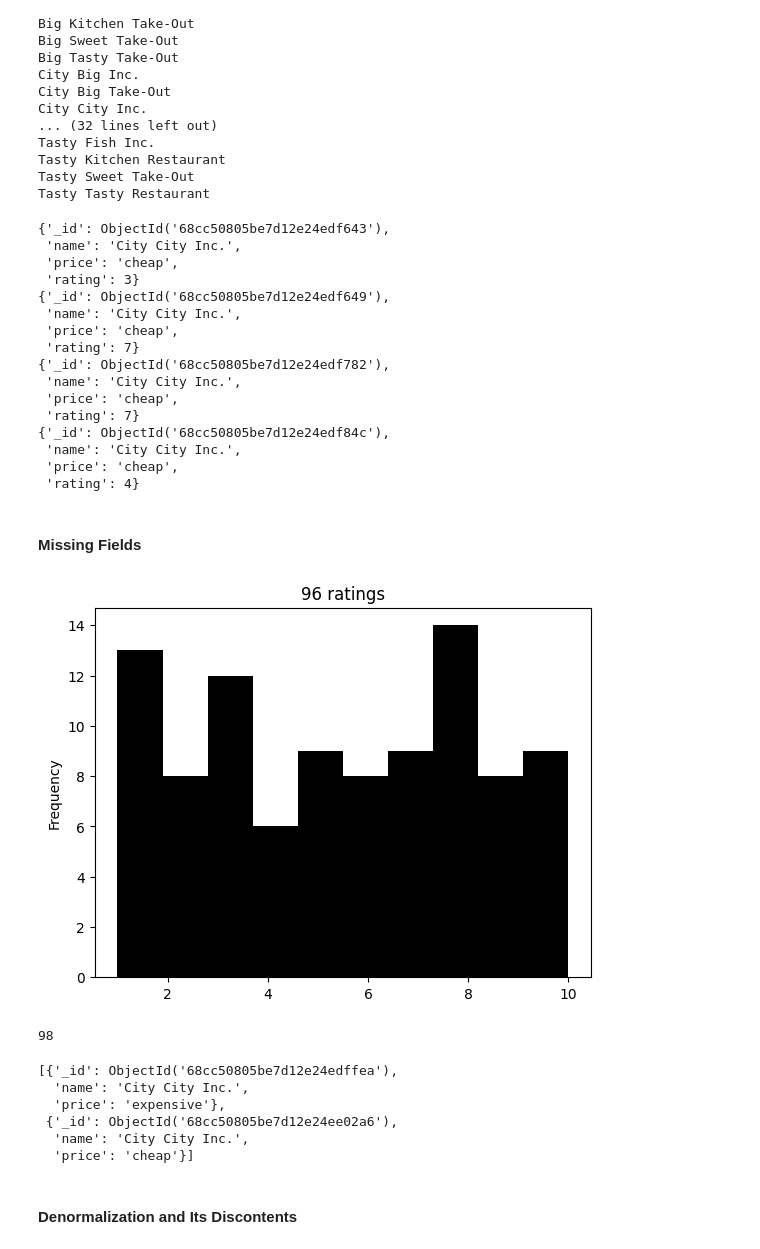
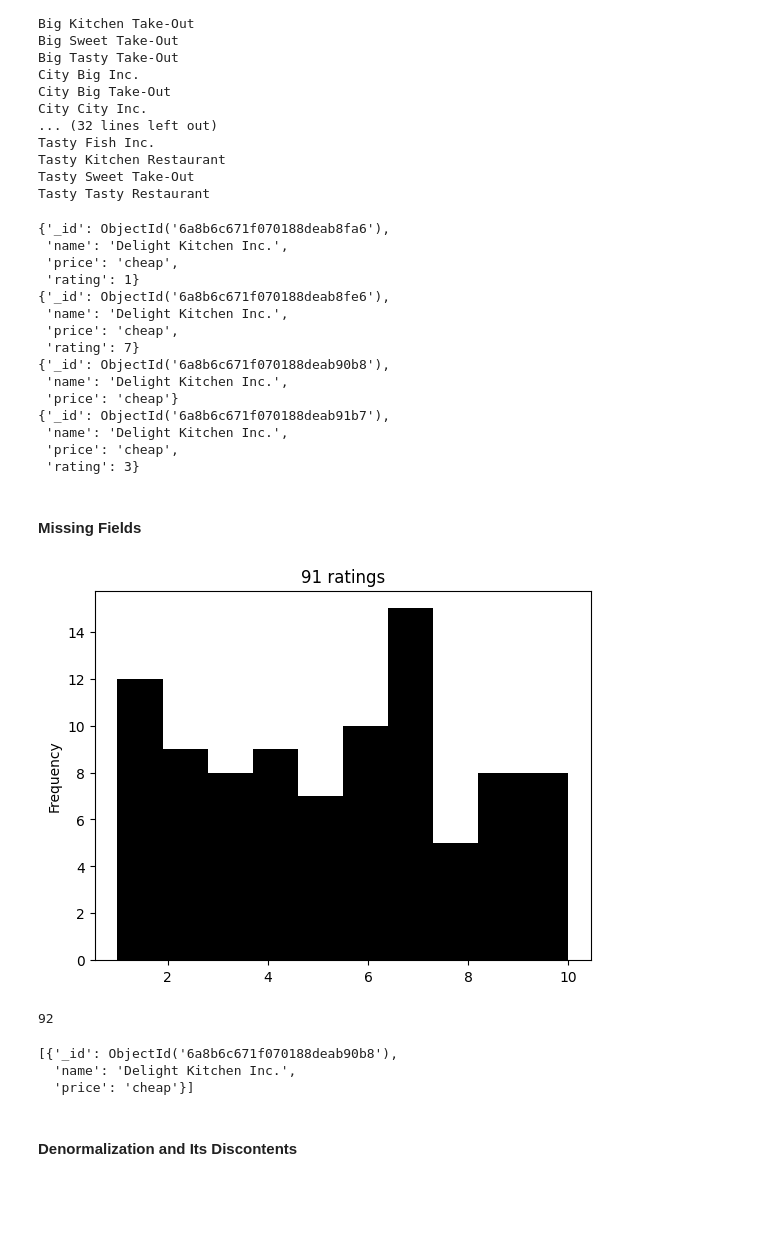
Before and after one commit to NicHerndon/DCQA, a Jupyter notebook: 02-Data_Ingestion-Hierarchical.ipynb, the cells around one changed output. Saved outputs shown, nothing was run; the diff lists cells and outputs as text; code cells hidden in the pictures; blank space fills up the shorter version.

```diff
--- a/02-Data_Ingestion-Hierarchical.ipynb
+++ b/02-Data_Ingestion-Hierarchical.ipynb
@@ -872,7 +935,8 @@ For more details about PyMongo, please read its [documentation](https://www.mong
 # %%
 # Assume that MongoDB is running on local system
 from pymongo import MongoClient
-client = MongoClient('mongodb://localhost:27017')
+# client = MongoClient('mongodb://localhost:27017')
+client = MongoClient('mongodb://192.168.1.242:27017')
 # %%
 # What databases exist on the local server?
 client.list_database_names()
@@ -948,54 +1012,50 @@ Tasty Kitchen Restaurant
 Tasty Sweet Take-Out
 Tasty Tasty Restaurant
 # %%
-query = {'price': 'cheap', 'name': 'City City Inc.'}
+query = {'price': 'cheap', 'name': 'Delight Kitchen Inc.'}
 for review in db_biz.reviews.find(query, limit=4):
     pprint(review)
 # %% [output]
-{'_id': ObjectId('68cc50805be7d12e24edf643'),
- 'name': 'City City Inc.',
+{'_id': ObjectId('6a8b6c671f070188deab8fa6'),
+ 'name': 'Delight Kitchen Inc.',
+ 'price': 'cheap',
+ 'rating': 1}
+{'_id': ObjectId('6a8b6c671f070188deab8fe6'),
+ 'name': 'Delight Kitchen Inc.',
+ 'price': 'cheap',
+ 'rating': 7}
+{'_id': ObjectId('6a8b6c671f070188deab90b8'),
+ 'name': 'Delight Kitchen Inc.',
+ 'price': 'cheap'}
+{'_id': ObjectId('6a8b6c671f070188deab91b7'),
+ 'name': 'Delight Kitchen Inc.',
  'price': 'cheap',
  'rating': 3}
-{'_id': ObjectId('68cc50805be7d12e24edf649'),
- 'name': 'City City Inc.',
- 'price': 'cheap',
- 'rating': 7}
-{'_id': ObjectId('68cc50805be7d12e24edf782'),
- 'name': 'City City Inc.',
- 'price': 'cheap',
- 'rating': 7}
-{'_id': ObjectId('68cc50805be7d12e24edf84c'),
- 'name': 'City City Inc.',
- 'price': 'cheap',
- 'rating': 4}
 # %% [markdown]
 #### Missing Fields
 # %%
 ratings = []
-query = {'name': 'City City Inc.'}
+query = {'name': 'Delight Kitchen Inc.'}
 for review in db_biz.reviews.find(query):
     try:
         ratings.append(review['rating'])
     except KeyError:
         pass
 
 n = len(ratings)
 pd.Series(ratings).plot(kind="hist", title=f"{n} ratings")
 plt.savefig(f"img/(Ch02){n} ratings.png")
 # %% [output]
-[figure, old version]
+[figure, new version]
 # %%
-db_biz.reviews.count_documents({'name': 'City City Inc.'})
+db_biz.reviews.count_documents({'name': 'Delight Kitchen Inc.'})
 # %% [output]
-98
+92
 # %%
-list(db_biz.reviews.find({'name': 'City City Inc.', 'rating': None}))
+list(db_biz.reviews.find({'name': 'Delight Kitchen Inc.', 'rating': None}))
 # %% [output]
-[{'_id': ObjectId('68cc50805be7d12e24edffea'),
-  'name': 'City City Inc.',
-  'price': 'expensive'},
- {'_id': ObjectId('68cc50805be7d12e24ee02a6'),
-  'name': 'City City Inc.',
+[{'_id': ObjectId('6a8b6c671f070188deab90b8'),
+  'name': 'Delight Kitchen Inc.',
   'price': 'cheap'}]
 # %% [markdown]
 #### Denormalization and Its Discontents
```
Also changed, not shown: parts of 33 cells of this notebook, 2 other files.
